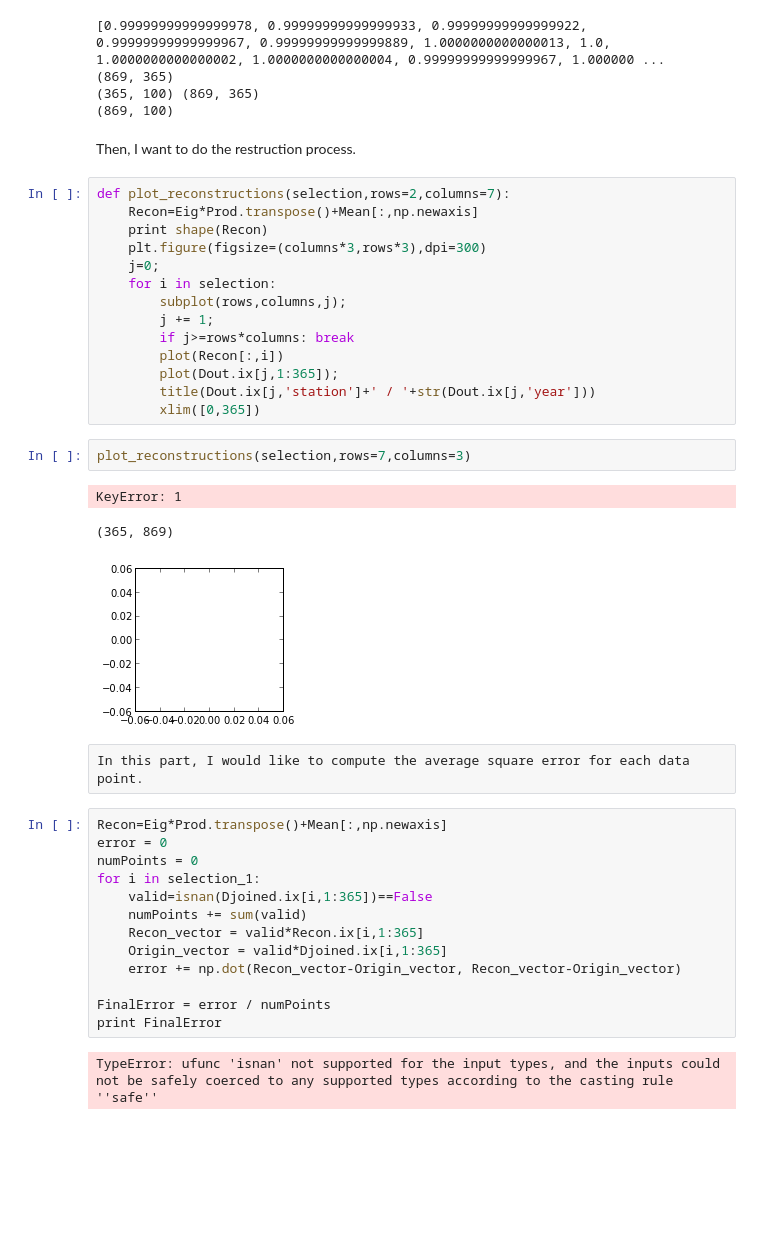
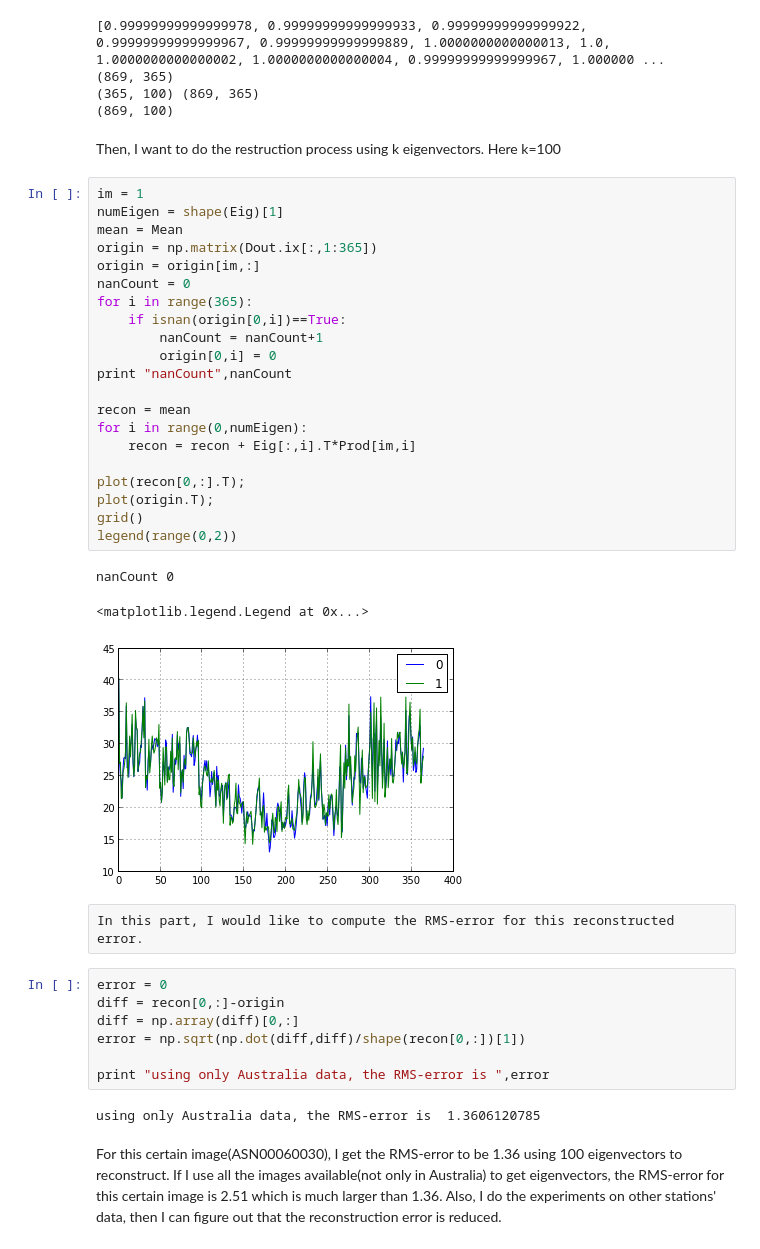
Before and after one commit to lovinganfield/UCSD_BigData, a Jupyter notebook: notebooks/weather/Weather Analysis.ipynb, the cells around one changed output. Saved outputs shown, nothing was run; the diff lists cells and outputs as text; blank space fills up the shorter version.

```diff
--- a/notebooks/weather/Weather Analysis.ipynb
+++ b/notebooks/weather/Weather Analysis.ipynb
@@ -779,41 +819,42 @@ print shape(Prod)
 (365, 100) (869, 365)
 (869, 100)
 # %% [markdown]
-Then, I want to do the restruction process.
+Then, I want to do the restruction process using k eigenvectors. Here k=100
-# %%
-def plot_reconstructions(selection,rows=2,columns=7):
-    Recon=Eig*Prod.transpose()+Mean[:,np.newaxis]
-    print shape(Recon)
-    plt.figure(figsize=(columns*3,rows*3),dpi=300)
-    j=0;
-    for i in selection:
-        subplot(rows,columns,j);
-        j += 1;
-        if j>=rows*columns: break
-        plot(Recon[:,i])
-        plot(Dout.ix[j,1:365]);
-        title(Dout.ix[j,'station']+' / '+str(Dout.ix[j,'year']))
-        xlim([0,365])
-# %%
-plot_reconstructions(selection,rows=7,columns=3)
-# %% [output]
-KeyError: 1
-(365, 869)
-[figure, removed]
+# %%
+im = 1
+numEigen = shape(Eig)[1]
+mean = Mean
+origin = np.matrix(Dout.ix[:,1:365])
+origin = origin[im,:]
+nanCount = 0
+for i in range(365):
+    if isnan(origin[0,i])==True:
+        nanCount = nanCount+1
+        origin[0,i] = 0
+print "nanCount",nanCount
+
+recon = mean
+for i in range(0,numEigen):
+    recon = recon + Eig[:,i].T*Prod[im,i]
+
+plot(recon[0,:].T);
+plot(origin.T);
+grid()
+legend(range(0,2))
+# %% [output]
+nanCount 0
+<matplotlib.legend.Legend at 0x...>
+[figure, added]
 # %% [raw]
-In this part, I would like to compute the average square error for each data point.
+In this part, I would like to compute the RMS-error for this reconstructed error.
-# %%
-Recon=Eig*Prod.transpose()+Mean[:,np.newaxis]
-error = 0
-numPoints = 0
-for i in selection_1:
-    valid=isnan(Djoined.ix[i,1:365])==False
-    numPoints += sum(valid)
-    Recon_vector = valid*Recon.ix[i,1:365]
-    Origin_vector = valid*Djoined.ix[i,1:365]
-    error += np.dot(Recon_vector-Origin_vector, Recon_vector-Origin_vector)
-
-FinalError = error / numPoints
-print FinalError
-# %% [output]
-TypeError: ufunc 'isnan' not supported for the input types, and the inputs could not be safely coerced to any supported types according to the casting rule ''safe''
+# %%
+error = 0
+diff = recon[0,:]-origin
+diff = np.array(diff)[0,:]
+error = np.sqrt(np.dot(diff,diff)/shape(recon[0,:])[1])
+
+print "using only Australia data, the RMS-error is ",error
+# %% [output]
+using only Australia data, the RMS-error is  1.3606120785
+# %% [markdown]
+For this certain image(ASN00060030), I get the RMS-error to be 1.36 using 100 eigenvectors to reconstruct. If I use all the images available(not only in Australia) to get eigenvectors, the RMS-error for this certain image is 2.51 which is much larger than 1.36. Also, I do the experiments on other stations' data, then I can figure out that the reconstruction error is reduced.
```
Also changed, not shown: parts of 11 cells of this notebook.
